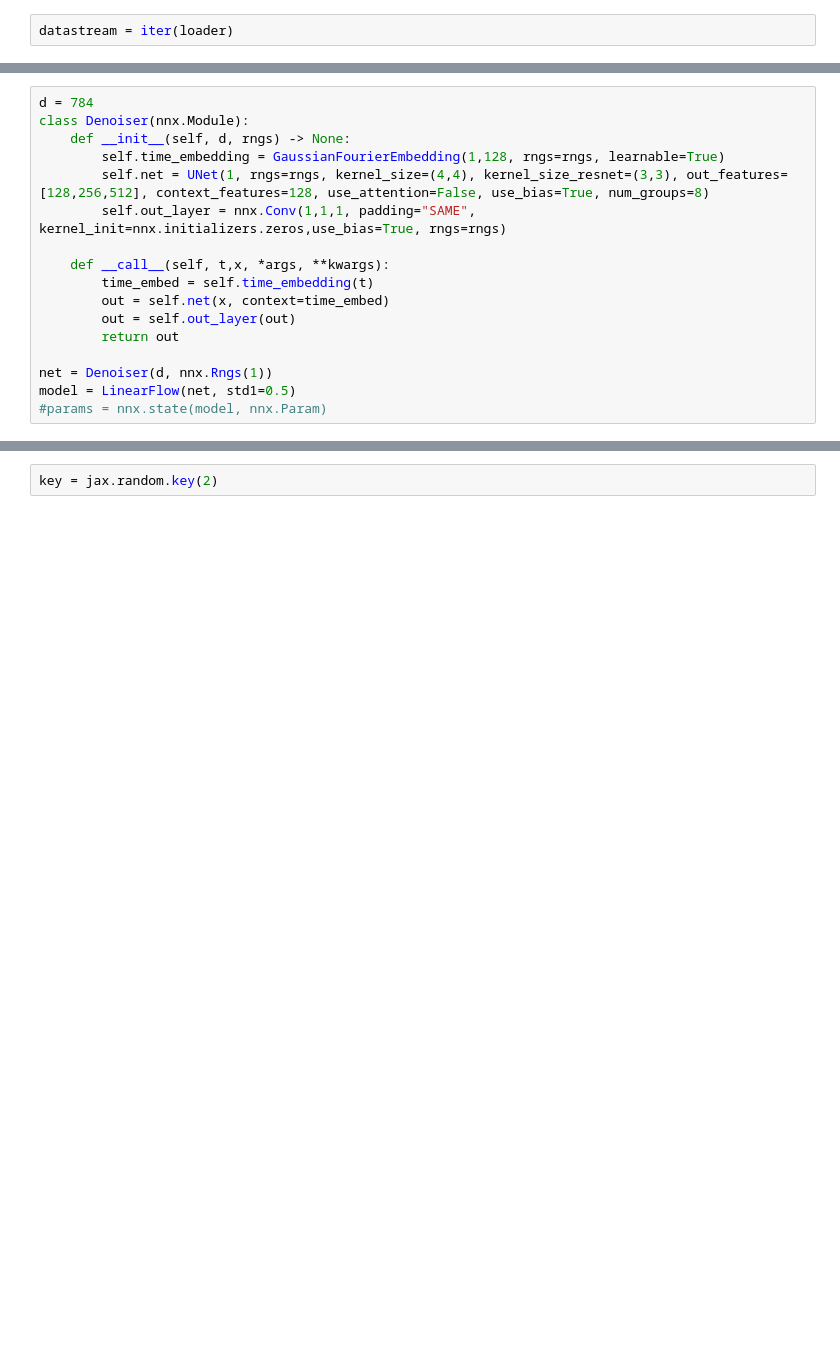
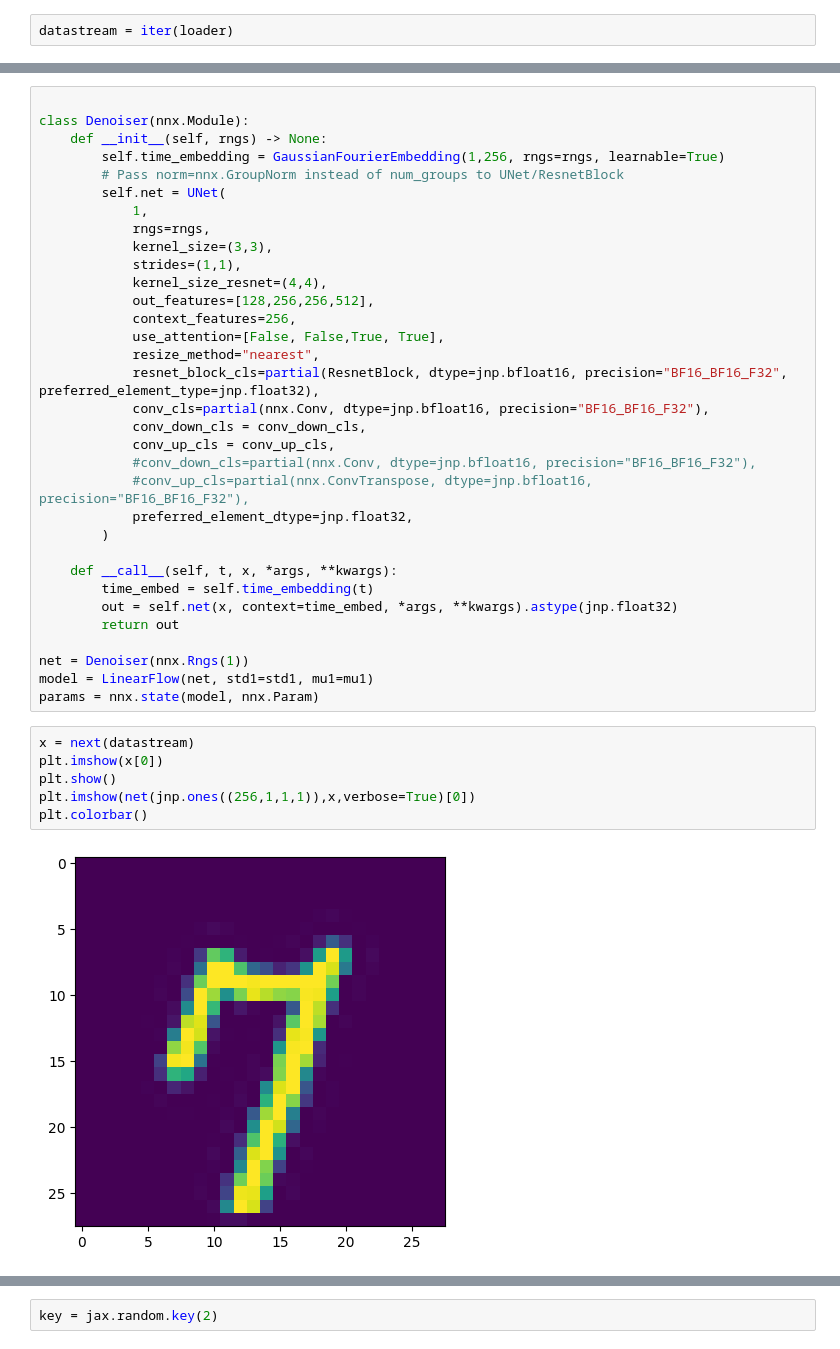
Before and after one commit to mackelab/probjax, a Jupyter notebook: examples/nn/flows/flow_matching_mnist.ipynb, the cells around one changed output, grey strips where cells are left out. Saved outputs shown, nothing was run; the diff lists cells and outputs as text; blank space fills up the shorter version.

```diff
--- a/examples/nn/flows/flow_matching_mnist.ipynb
+++ b/examples/nn/flows/flow_matching_mnist.ipynb
@@ -61,17 +141,41 @@ from probjax.nn.nets.unets import UNet
 # %%
-d = 784
+
 class Denoiser(nnx.Module):
-    def __init__(self, d, rngs) -> None:
-        self.time_embedding = GaussianFourierEmbedding(1,128, rngs=rngs, learnable=True)
-        self.net = UNet(1, rngs=rngs, kernel_size=(4,4), kernel_size_resnet=(3,3), out_features=[128,256,512], context_features=128, use_attention=False, use_bias=True, num_groups=8)
-        self.out_layer = nnx.Conv(1,1,1, padding="SAME", kernel_init=nnx.initializers.zeros,use_bias=True, rngs=rngs)
+    def __init__(self, rngs) -> None:
+        self.time_embedding = GaussianFourierEmbedding(1,256, rngs=rngs, learnable=True)
+        # Pass norm=nnx.GroupNorm instead of num_groups to UNet/ResnetBlock
+        self.net = UNet(
+            1,
+            rngs=rngs,
+            kernel_size=(3,3),
+            strides=(1,1),
+            kernel_size_resnet=(4,4),
+            out_features=[128,256,256,512],
+            context_features=256,
+            use_attention=[False, False,True, True],
+            resize_method="nearest",
+            resnet_block_cls=partial(ResnetBlock, dtype=jnp.bfloat16, precision="BF16_BF16_F32", preferred_element_type=jnp.float32),
+            conv_cls=partial(nnx.Conv, dtype=jnp.bfloat16, precision="BF16_BF16_F32"),
+            conv_down_cls = conv_down_cls,
+            conv_up_cls = conv_up_cls,
+            #conv_down_cls=partial(nnx.Conv, dtype=jnp.bfloat16, precision="BF16_BF16_F32"),
+            #conv_up_cls=partial(nnx.ConvTranspose, dtype=jnp.bfloat16, precision="BF16_BF16_F32"),
+            preferred_element_dtype=jnp.float32,
+        )
 
-    def __call__(self, t,x, *args, **kwargs):
+    def __call__(self, t, x, *args, **kwargs):
         time_embed = self.time_embedding(t)
-        out = self.net(x, context=time_embed)
-        out = self.out_layer(out)
+        out = self.net(x, context=time_embed, *args, **kwargs).astype(jnp.float32)
         return out
 
-net = Denoiser(d, nnx.Rngs(1))
-model = LinearFlow(net, std1=0.5)
-#params = nnx.state(model, nnx.Param)
+net = Denoiser(nnx.Rngs(1))
+model = LinearFlow(net, std1=std1, mu1=mu1)
+params = nnx.state(model, nnx.Param)
+# %%
+x = next(datastream)
+plt.imshow(x[0])
+plt.show()
+plt.imshow(net(jnp.ones((256,1,1,1)),x,verbose=True)[0])
+plt.colorbar()
+# %% [output]
+[figure, added]
```
Also changed, not shown: parts of 40 cells of this notebook, 4 other files.
